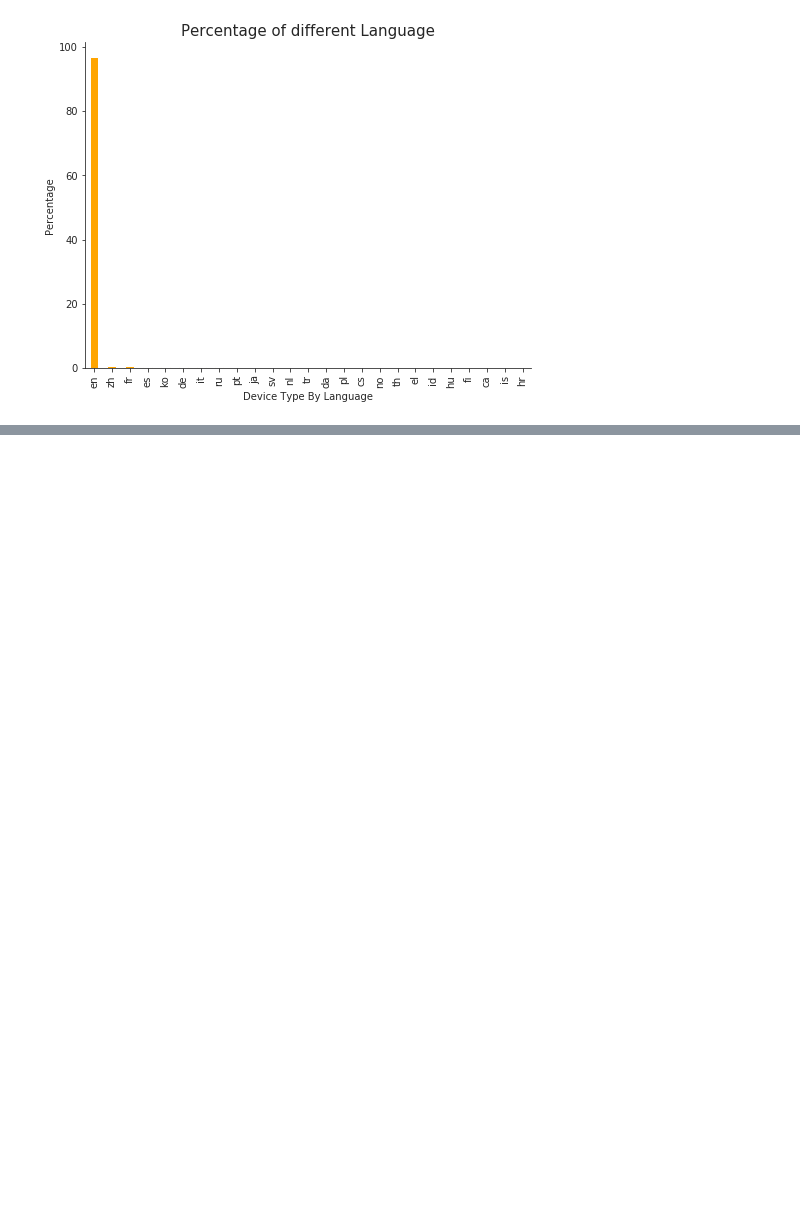
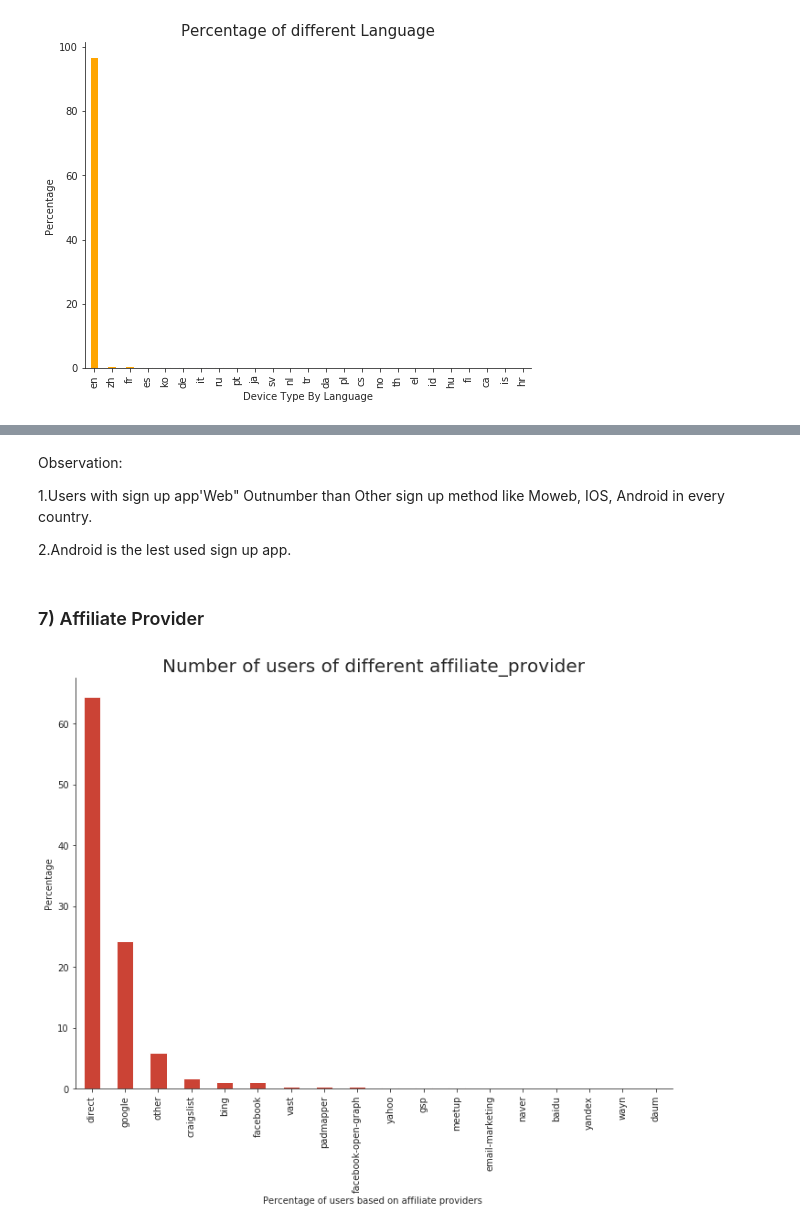
Before and after one commit to fwang312/Airbnb-User-Booking, a Jupyter notebook: New_User_Booking.ipynb, the cells around one changed output, grey strips where cells are left out. Cells and saved outputs as stored; diff of their text form; code cells hidden in the pictures; blank space fills up the shorter version.

```diff
--- a/New_User_Booking.ipynb
+++ b/New_User_Booking.ipynb
@@ -270,0 +288,20 @@ Observation: More than
+# %% [markdown]
+Observation:
+
+1.Users with sign up app'Web" Outnumber than Other sign up method like Moweb, IOS, Android in every country.
+
+2.Android is the lest used sign up app.
+# %% [markdown]
+### 7) Affiliate Provider
+# %%
+sns.set_style('ticks')
+fig, ax = plt.subplots()
+fig.set_size_inches(11.7, 8.27)
+affiliate_provider_percentage = df.affiliate_provider.value_counts() / df.shape[0] * 100
+affiliate_provider_percentage.plot(kind='bar',color='#CB4335')
+plt.xlabel('Percentage of users based on affiliate providers ')
+plt.ylabel('Percentage')
+plt.title('Number of users of different affiliate_provider', size=20)
+sns.despine()
+# %% [output]
+[figure, added]
```
Also changed, not shown: parts of 6 cells of this notebook.
